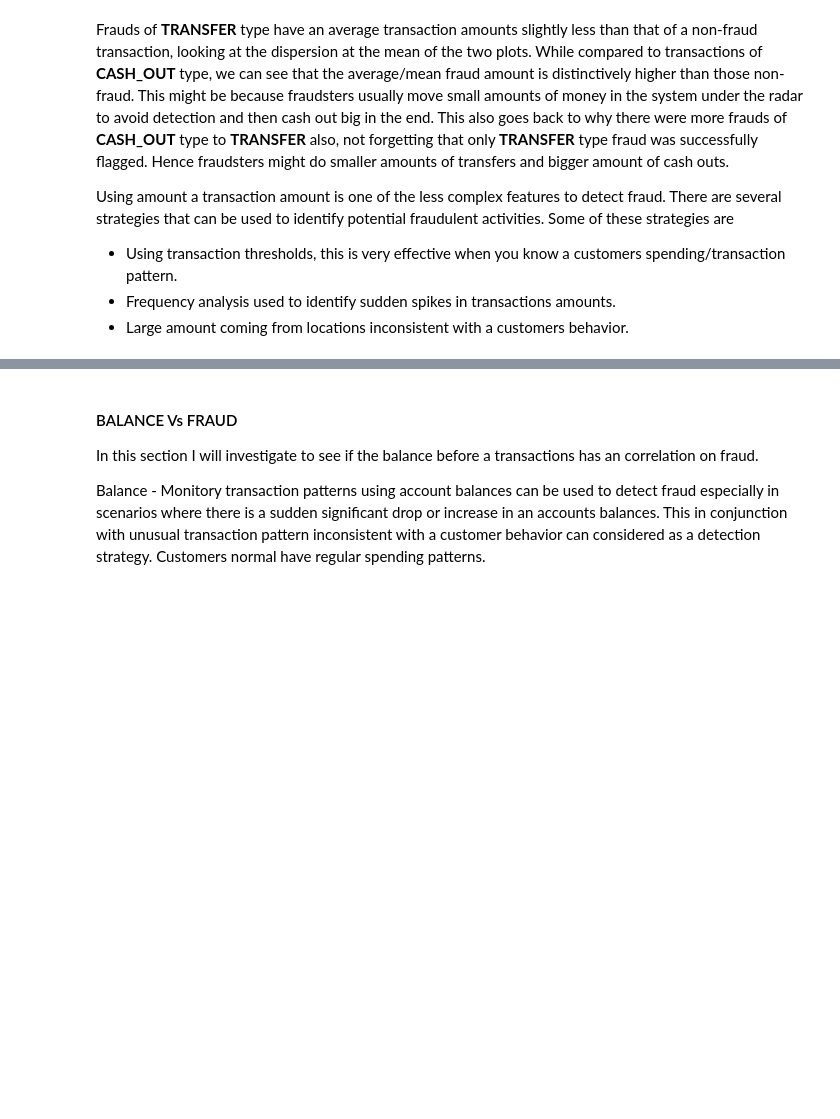
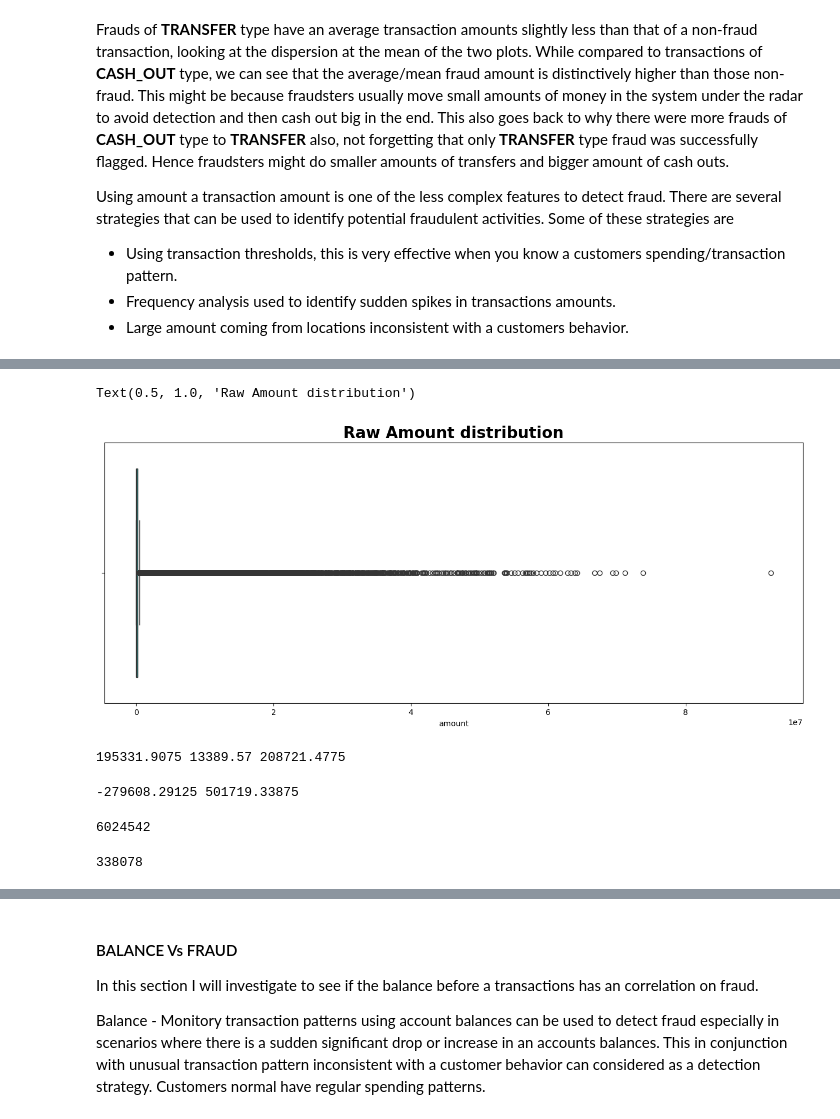
Before and after one commit to spectralcodex/momo-fincrime, a Jupyter notebook: fincrime.ipynb, the cells around one changed output, grey strips where cells are left out. Saved outputs shown, nothing was run; the diff lists cells and outputs as text; code cells hidden in the pictures; blank space fills up the shorter version.

Commit message:
dealing with outliers

```diff
--- a/fincrime.ipynb
+++ b/fincrime.ipynb
@@ -462,0 +484,7 @@ Number of flagged fraud in orange so small (16), I can barely see them. The outl
+# %%
+# Loading datasets
+df = pd.read_csv('./outputs/paysim.csv')
+
+# fix column names to camel case
+dataset = df.rename(columns={'oldbalanceOrg':'oldBalanceOrg', 'newbalanceOrig':'newBalanceOrig',
+                             'oldbalanceDest':'oldBalanceDest', 'newbalanceDest':'newBalanceDest'})
@@ -462,0 +493,8 @@ Number of flagged fraud in orange so small (16), I can barely see them. The outl
+# %%
+plt.figure(figsize=(16,6))
+
+sns.boxplot(dataset['amount'], orient='h', palette='viridis')
+plt.title('Raw Amount distribution',fontweight="bold", size=20)
+# %% [output]
+Text(0.5, 1.0, 'Raw Amount distribution')
+[figure, added]
@@ -462,0 +509,4 @@ Number of flagged fraud in orange so small (16), I can barely see them. The outl
+# %%
+print(IQR, Q1, Q3)
+# %% [output]
+195331.9075 13389.57 208721.4775
@@ -462,0 +517,21 @@ Number of flagged fraud in orange so small (16), I can barely see them. The outl
+# %%
+print(lower_lim, upper_lim)
+# %% [output]
+-279608.29125 501719.33875
+# %%
+# Determine outliers below the lower  bounds
+outliers_low = (dataset['amount'] < lower_lim)
+
+# Determine outliers above the higher  bounds
+outliers_up = (dataset['amount'] > upper_lim)
+
+# Count records left when outliers are removed
+dataset_count_no_outlier = len(dataset['amount'][~(outliers_low | outliers_up)])
+dataset_count_no_outlier
+# %% [output]
+6024542
+# %%
+# Outlier count
+len(dataset['amount'][outliers_low | outliers_up])
+# %% [output]
+338078
```
Also changed, not shown: parts of 22 cells of this notebook.
